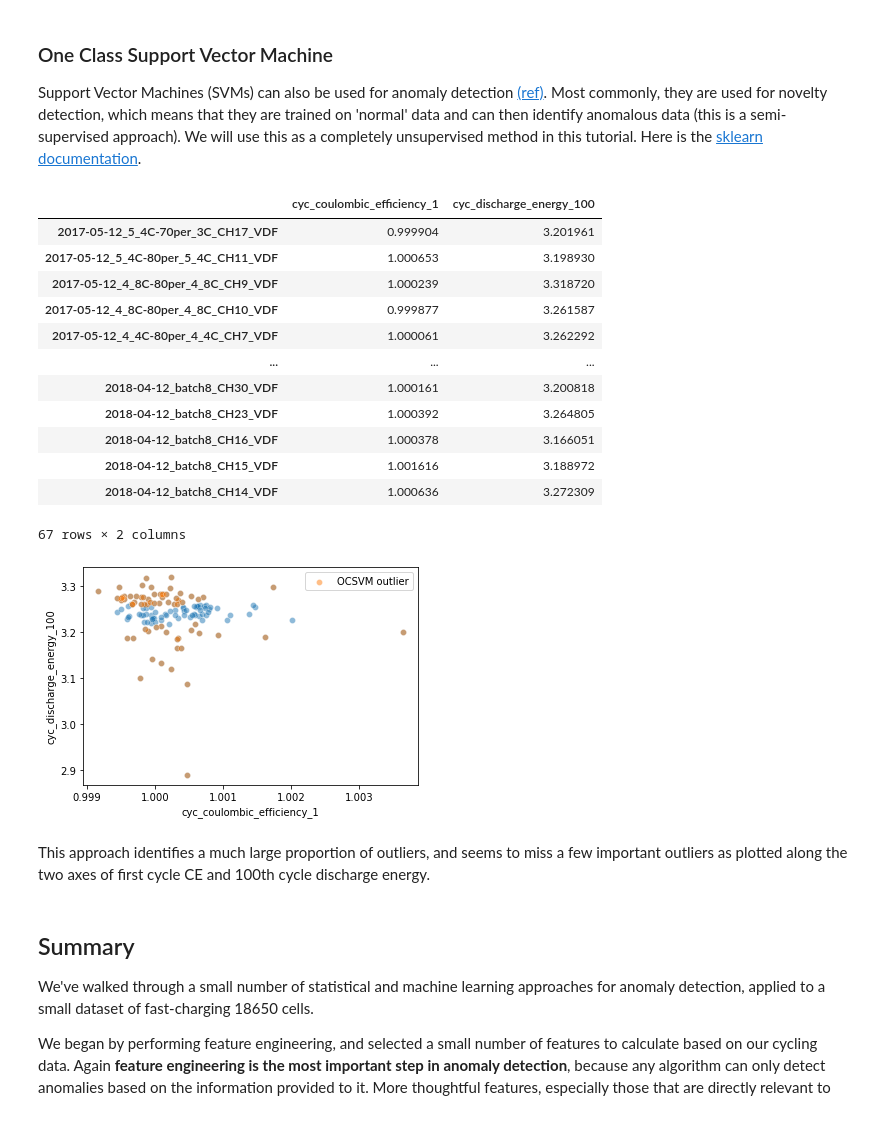
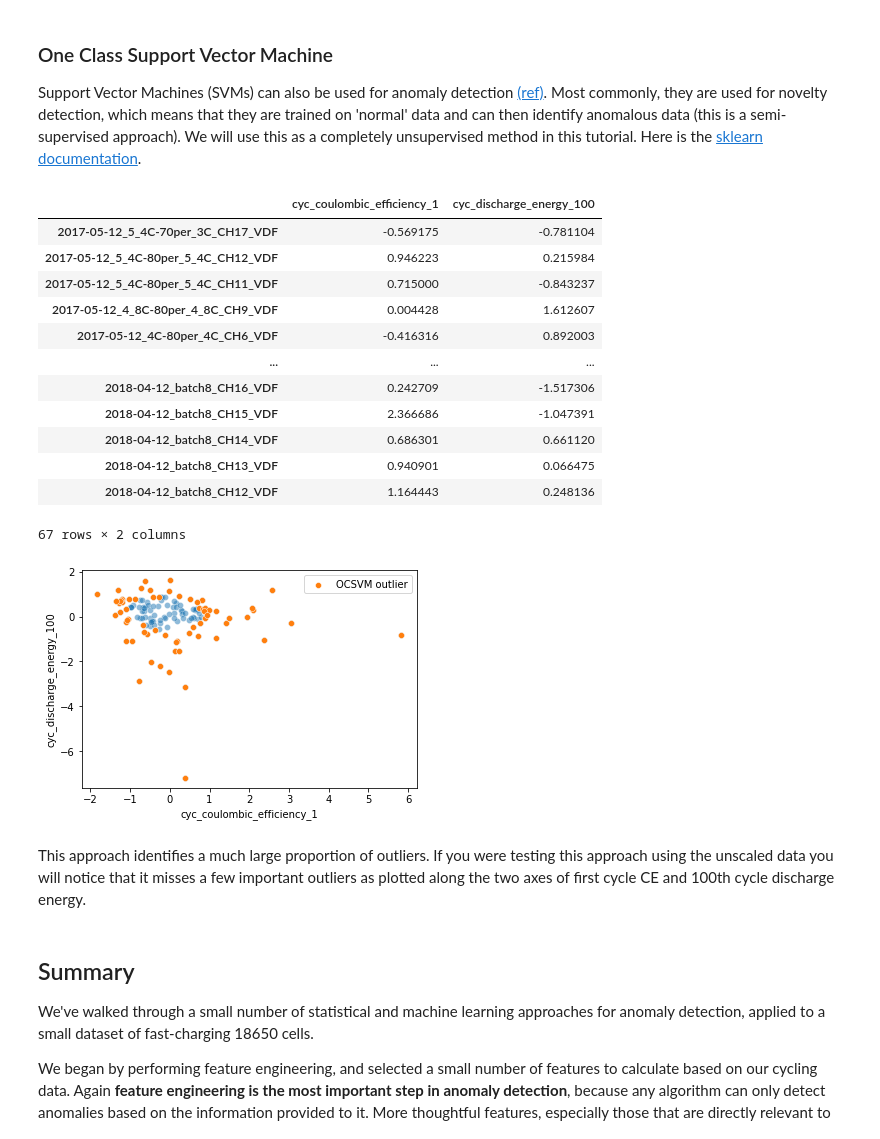
Before and after one commit to Voltaiq/vce_Anomaly-Detection-Tutorial_53f7a033, a Jupyter notebook: Anomaly_Detection_Tutorial.ipynb, the cells around one changed output. Saved outputs shown, nothing was run; the diff lists cells and outputs as text; code cells hidden in the pictures.

```diff
--- a/Anomaly_Detection_Tutorial.ipynb
+++ b/Anomaly_Detection_Tutorial.ipynb
@@ -253,3 +265,5 @@ scaled_describe_df
+# %%
+two_feature_df = input_df_stats[['cyc_coulombic_efficiency_1','cyc_discharge_energy_100']]
 # %% [markdown]
 ## Statistical approaches
 Anomaly detection has historically been performed using probability and statistical analysis. In this section we will cover three basic statistical approaches for anomaly detection.
@@ -395,7 +401,5 @@ _ = sns.scatterplot(x = features_df.cyc_coulombic_efficiency_1, y = features_df.
 # %% [markdown]
 We can clearly see a few outliers at the edges, but are there more?
-# %%
-two_feature_df = features_df[['cyc_coulombic_efficiency_1','cyc_discharge_energy_100']]
 # %%
 mahalanobis_2 = EllipticEnvelope(random_state=0).fit(two_feature_df)
 mahalanobis_2_outlier_predict = mahalanobis_2.predict(two_feature_df)
@@ -682,25 +706,25 @@ ocsvm_outliers = input_df[ocsvm_predict == -1]
 ocsvm_outliers
 # %% [output]
 |  | cyc_coulombic_efficiency_1 | cyc_discharge_energy_100 |
-| 2017-05-12_5_4C-70per_3C_CH17_VDF | 0.999904 | 3.201961 |
-| 2017-05-12_5_4C-80per_5_4C_CH11_VDF | 1.000653 | 3.198930 |
-| 2017-05-12_4_8C-80per_4_8C_CH9_VDF | 1.000239 | 3.318720 |
-| 2017-05-12_4_8C-80per_4_8C_CH10_VDF | 0.999877 | 3.261587 |
-| 2017-05-12_4_4C-80per_4_4C_CH7_VDF | 1.000061 | 3.262292 |
+| 2017-05-12_5_4C-70per_3C_CH17_VDF | -0.569175 | -0.781104 |
+| 2017-05-12_5_4C-80per_5_4C_CH12_VDF | 0.946223 | 0.215984 |
+| 2017-05-12_5_4C-80per_5_4C_CH11_VDF | 0.715000 | -0.843237 |
+| 2017-05-12_4_8C-80per_4_8C_CH9_VDF | 0.004428 | 1.612607 |
+| 2017-05-12_4C-80per_4C_CH6_VDF | -0.416316 | 0.892003 |
 | ... | ... | ... |
-| 2018-04-12_batch8_CH30_VDF | 1.000161 | 3.200818 |
-| 2018-04-12_batch8_CH23_VDF | 1.000392 | 3.264805 |
-| 2018-04-12_batch8_CH16_VDF | 1.000378 | 3.166051 |
-| 2018-04-12_batch8_CH15_VDF | 1.001616 | 3.188972 |
-| 2018-04-12_batch8_CH14_VDF | 1.000636 | 3.272309 |
+| 2018-04-12_batch8_CH16_VDF | 0.242709 | -1.517306 |
+| 2018-04-12_batch8_CH15_VDF | 2.366686 | -1.047391 |
+| 2018-04-12_batch8_CH14_VDF | 0.686301 | 0.661120 |
+| 2018-04-12_batch8_CH13_VDF | 0.940901 | 0.066475 |
+| 2018-04-12_batch8_CH12_VDF | 1.164443 | 0.248136 |
 67 rows × 2 columns
 # %%
 sns.scatterplot(x = input_df.cyc_coulombic_efficiency_1, y = input_df.cyc_discharge_energy_100, alpha=0.5)
-_=sns.scatterplot(x = ocsvm_outliers.cyc_coulombic_efficiency_1, y = ocsvm_outliers.cyc_discharge_energy_100, alpha=0.5,label='OCSVM outlier')
+_=sns.scatterplot(x = ocsvm_outliers.cyc_coulombic_efficiency_1, y = ocsvm_outliers.cyc_discharge_energy_100, alpha=1,label='OCSVM outlier')
 # %% [output]
-[figure, old version]
+[figure, new version]
 # %% [markdown]
-This approach identifies a much large proportion of outliers, and seems to miss a few important outliers as plotted along the two axes of first cycle CE and 100th cycle discharge energy.
+This approach identifies a much large proportion of outliers. If you were testing this approach using the unscaled data you will notice that it misses a few important outliers as plotted along the two axes of first cycle CE and 100th cycle discharge energy.
 # %% [markdown]
 ## Summary
 We've walked through a small number of statistical and machine learning approaches for anomaly detection, applied to a small dataset of fast-charging 18650 cells.
```
Also changed, not shown: parts of 39 cells of this notebook.
